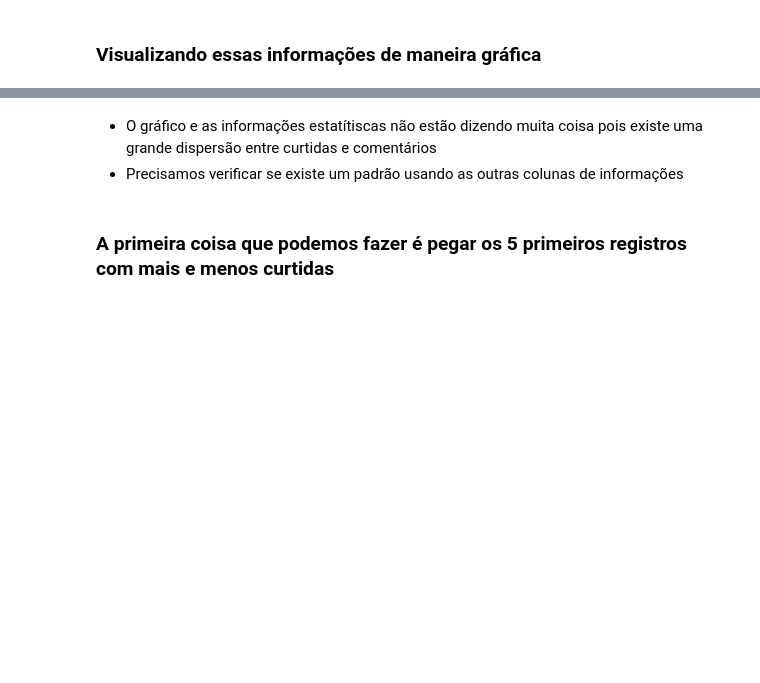
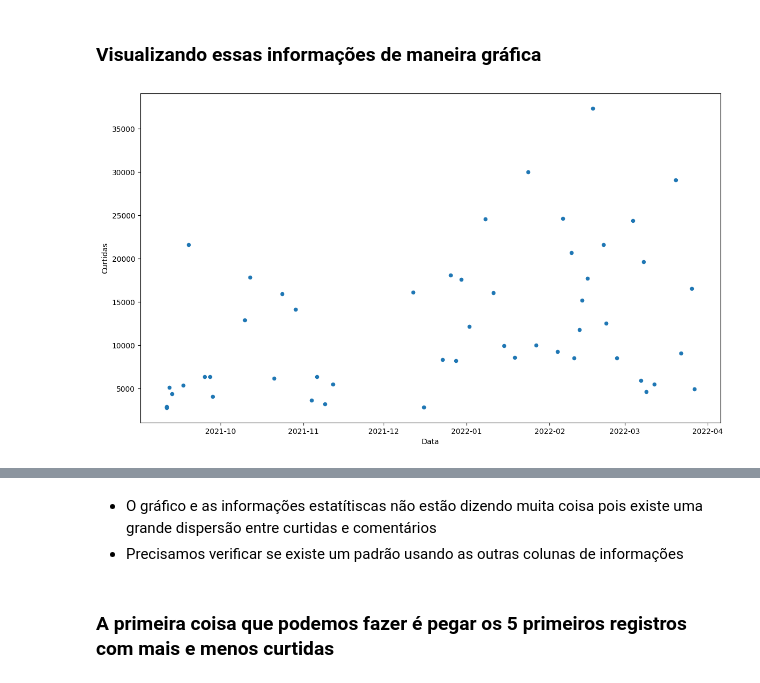
Before and after one commit to Demarchi07/instagram_project, a Jupyter notebook: Explicando o projeto/Analisando o engajamento do Instagram/Analisando o engajamento do Instagram - Arquivo Inicial.ipynb, the cells around one changed output, grey strips where cells are left out. Cells and saved outputs as stored; diff of their text form; code cells hidden in the pictures; blank space fills up the shorter version.

```diff
--- a/Explicando o projeto/Analisando o engajamento do Instagram/Analisando o engajamento do Instagram - Arquivo Inicial.ipynb
+++ b/Explicando o projeto/Analisando o engajamento do Instagram/Analisando o engajamento do Instagram - Arquivo Inicial.ipynb
@@ -142,2 +175,3 @@ memory usage: 3.8+ KB
 # %%
 # Agora vamos atribuir o valor N para essa coluna
+df.loc[df.Carrossel.isnull(), "Carrossel"] = "N"
@@ -153,6 +221,8 @@ memory usage: 3.8+ KB
 ### Visualizando essas informações de maneira gráfica
 # %%
 # Um gráfico de dispersão ajudaria a entender melhor curtidas e comentários
-base.plot(kind="scatter",x="Data",y="Curtidas",figsize=(14,8));
+df.plot(kind="scatter",x="Data",y="Curtidas",figsize=(14,8));
+# %% [output]
+[figure, added]
 # %%
 # Podemos colocar curtidas e comentários no mesmo gráfico
```
Also changed, not shown: parts of 18 cells of this notebook.
